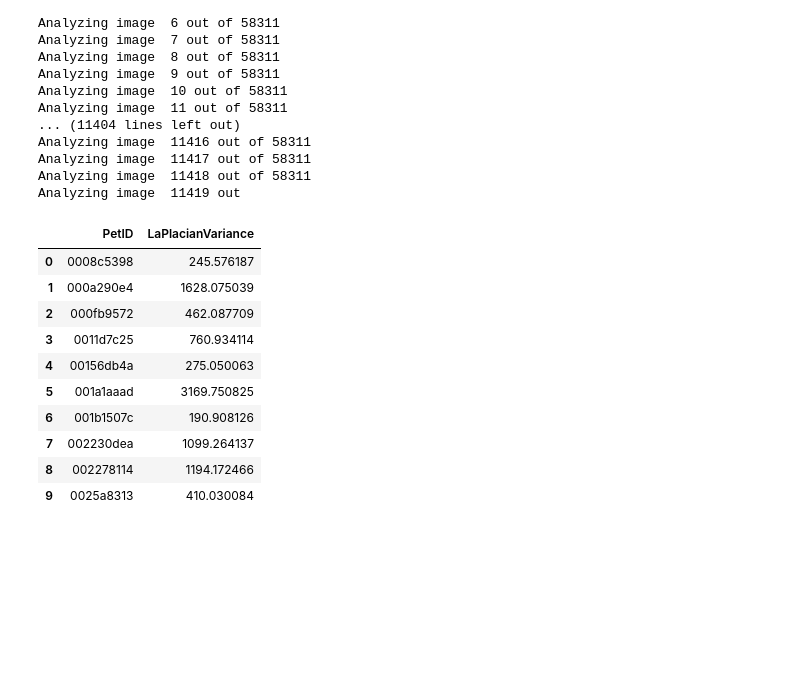
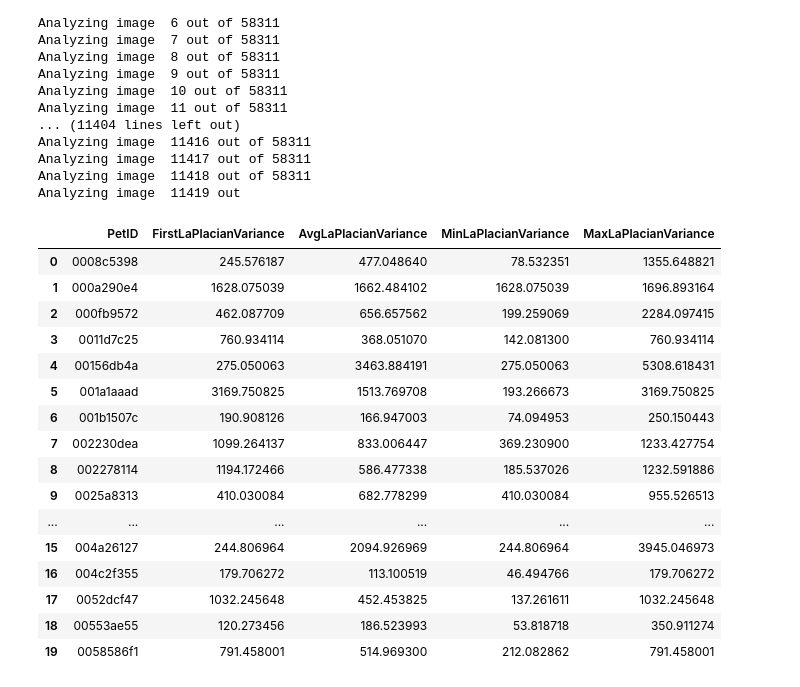
Before and after one commit to olivo/animal-adoption-mids-capstone, a Jupyter notebook: image_analysis.ipynb, the cells around one changed output. Cells and saved outputs as stored; diff of their text form; code cells hidden in the pictures; blank space fills up the shorter version.

```diff
--- a/image_analysis.ipynb
+++ b/image_analysis.ipynb
@@ -39,7 +39,12 @@ def compute_laplacian(imagePath):
 # %%
 # Iterating through all train images.
 pet_ids = []
-laplacians = []
+avg_laplacians = []
+first_laplacians = []
+min_laplacians = []
+max_laplacians = []
+
+pet_id_to_laplacian = dict()
 
 path = 'data/petfinder/train_images'
 fileList = os.listdir(path)
@@ -50,13 +55,23 @@ for i in range(len(fileList)):
     # Applying analysis only on first image for now.
     pet_id, image_number = filename.split(".")[0].split("-")
 
-    if image_number != "1":
-        continue
+    if pet_id not in pet_id_to_laplacian:
+        pet_id_to_laplacian[pet_id] = []
 
     laplacian = compute_laplacian(os.path.join(path + '/' + filename))
 
+    # Add the first laplacian.
+    if image_number == "1":
+        first_laplacians.append(laplacian)
+
+    pet_id_to_laplacian[pet_id].append(laplacian)
+
+# Compute average laplacians.
+for pet_id in pet_id_to_laplacian:
     pet_ids.append(pet_id)
-    laplacians.append(laplacian)
+    avg_laplacians.append(sum(pet_id_to_laplacian[pet_id]) / len(pet_id_to_laplacian[pet_id]))
+    min_laplacians.append(min(pet_id_to_laplacian[pet_id]))
+    max_laplacians.append(max(pet_id_to_laplacian[pet_id]))
 # %% [output]
 Analyzing image  0 out of 58311
 Analyzing image  1 out of 58311
@@ -77,22 +92,28 @@ Analyzing image  11418 out of 58311
 Analyzing image  11419 out
 # %%
 # Create dataframe with pet ids and laplacians.
-d = {"PetID": pet_ids, "LaPlacianVariance": laplacians}
+d = {"PetID": pet_ids, "FirstLaPlacianVariance": first_laplacians, "AvgLaPlacianVariance": avg_laplacians, "MinLaPlacianVariance": min_laplacians, "MaxLaPlacianVariance": max_laplacians}
 df = pd.DataFrame(d)
 # %%
-df.head(10)
+df.head(20)
 # %% [output]
-|  | PetID | LaPlacianVariance |
-| 0 | 0008c5398 | 245.576187 |
-| 1 | 000a290e4 | 1628.075039 |
-| 2 | 000fb9572 | 462.087709 |
-| 3 | 0011d7c25 | 760.934114 |
-| 4 | 00156db4a | 275.050063 |
-| 5 | 001a1aaad | 3169.750825 |
-| 6 | 001b1507c | 190.908126 |
-| 7 | 002230dea | 1099.264137 |
-| 8 | 002278114 | 1194.172466 |
-| 9 | 0025a8313 | 410.030084 |
+|  | PetID | FirstLaPlacianVariance | AvgLaPlacianVariance | MinLaPlacianVariance | MaxLaPlacianVariance |
+| 0 | 0008c5398 | 245.576187 | 477.048640 | 78.532351 | 1355.648821 |
+| 1 | 000a290e4 | 1628.075039 | 1662.484102 | 1628.075039 | 1696.893164 |
+| 2 | 000fb9572 | 462.087709 | 656.657562 | 199.259069 | 2284.097415 |
+| 3 | 0011d7c25 | 760.934114 | 368.051070 | 142.081300 | 760.934114 |
+| 4 | 00156db4a | 275.050063 | 3463.884191 | 275.050063 | 5308.618431 |
+| 5 | 001a1aaad | 3169.750825 | 1513.769708 | 193.266673 | 3169.750825 |
+| 6 | 001b1507c | 190.908126 | 166.947003 | 74.094953 | 250.150443 |
+| 7 | 002230dea | 1099.264137 | 833.006447 | 369.230900 | 1233.427754 |
+| 8 | 002278114 | 1194.172466 | 586.477338 | 185.537026 | 1232.591886 |
+| 9 | 0025a8313 | 410.030084 | 682.778299 | 410.030084 | 955.526513 |
+| ... | ... | ... | ... | ... | ... |
+| 15 | 004a26127 | 244.806964 | 2094.926969 | 244.806964 | 3945.046973 |
+| 16 | 004c2f355 | 179.706272 | 113.100519 | 46.494766 | 179.706272 |
+| 17 | 0052dcf47 | 1032.245648 | 452.453825 | 137.261611 | 1032.245648 |
+| 18 | 00553ae55 | 120.273456 | 186.523993 | 53.818718 | 350.911274 |
+| 19 | 0058586f1 | 791.458001 | 514.969300 | 212.082862 | 791.458001 |
 # %%
 # Saving dataframe to CSV file.
 df.to_csv('data/petfinder/laplacian_variance.csv' , index=False)
```
Also changed, not shown: 7 other files.
